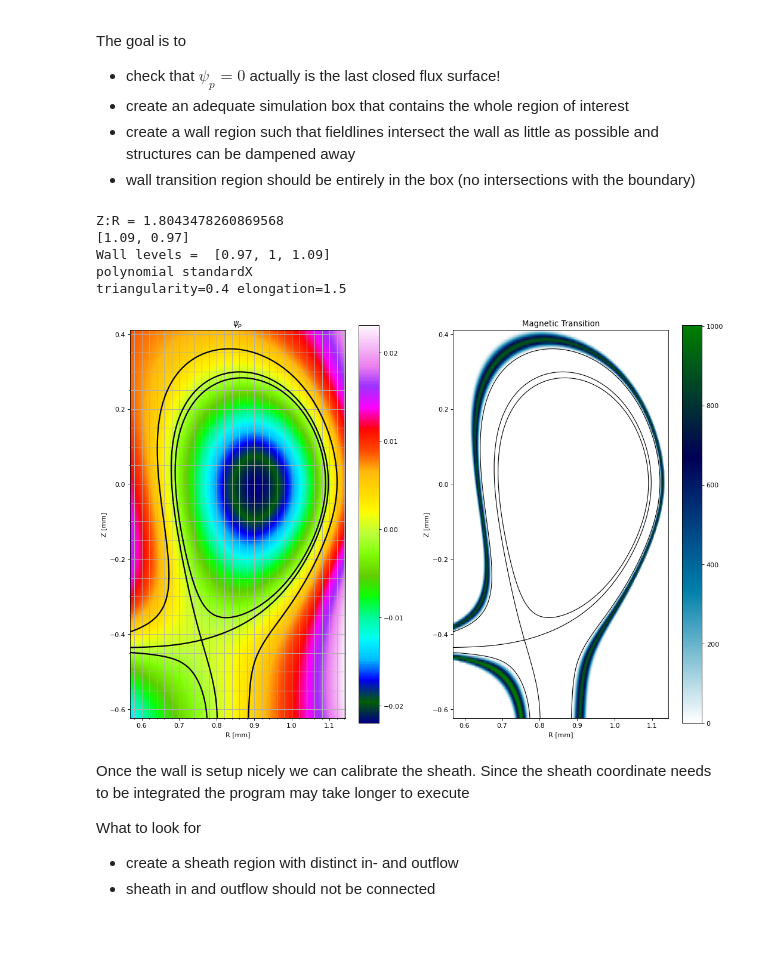
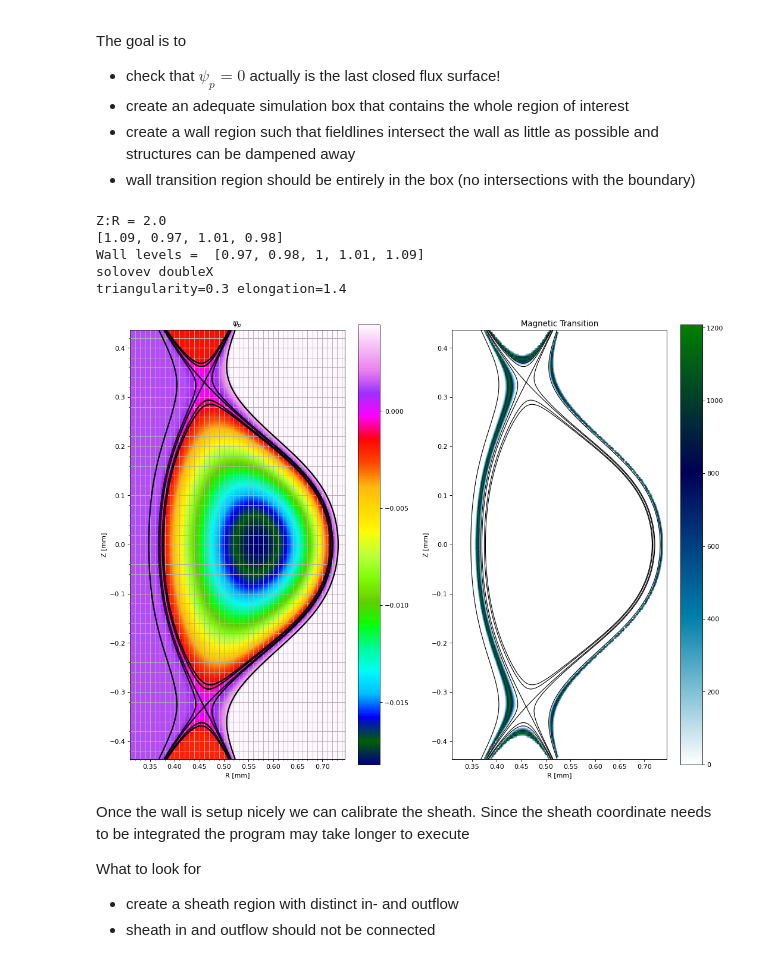
Before and after one commit to feltor-dev/magneticfielddb, a Jupyter notebook: geometry_diag.ipynb, the cells around one changed output. Cells and saved outputs as stored; diff of their text form; code cells hidden in the pictures; blank space fills up the shorter version.

Commit message:
Update description of polynomial_fit notebook
Specifically with respect to eqdsk files and better descrption of final
chapter

```diff
--- a/geometry_diag.ipynb
+++ b/geometry_diag.ipynb
@@ -145,29 +177,28 @@ ncin.ncattrs()
 # which is what we want to fit
 # and the B - field
 
-fig, axes = plt.subplots(nrows=1, ncols=3,sharex=True,
-                         figsize=(14,6), squeeze=False)
+fig, axes = plt.subplots(nrows=1, ncols=3, sharex=True, figsize=(14, 6), squeeze=False)
 R = ncin["x"][:]
 Z = ncin["y"][:]
-Psi = ncin["Psip"][:,:]
+Psi = ncin["Psip"][:, :]
 ax = axes[0][0]
-cf = ax.contour(R,Z,Psi,15)
+cf = ax.contour(R, Z, Psi, 15)
 ax.clabel(cf)
-ax.set_xlabel(r'R($m$)')
-ax.set_ylabel(r'Z($m$)')
-ax.set_title(r'$\psi_p$')
+ax.set_xlabel(r"R($m$)")
+ax.set_ylabel(r"Z($m$)")
+ax.set_title(r"$\psi_p$")
 ax = axes[0][1]
-BR = ncin["BFieldR"][:,:]
-BZ = ncin["BFieldZ"][:,:]
-Bphi = ncin["BFieldP"][:,:]
-q = ax.quiver(R[::10],Z[::10],BR[::10,::10],BZ[::10,::10], units="width")
-ax.set_xlabel(r'R($m$)')
-ax.set_ylabel(r'Z($m$)')
-ax.set_title(r'$B$')
+BR = ncin["BFieldR"][:, :]
+BZ = ncin["BFieldZ"][:, :]
+Bphi = ncin["BFieldP"][:, :]
+q = ax.quiver(R[::10], Z[::10], BR[::10, ::10], BZ[::10, ::10], units="width")
+ax.set_xlabel(r"R($m$)")
+ax.set_ylabel(r"Z($m$)")
+ax.set_title(r"$B$")
 ax = axes[0][2]
-cf = ax.pcolormesh(R,Z,Bphi*R[None,:])
-fig.colorbar(cf,ax=ax)
-ax.set_title(r'$B_\varphi$')
+cf = ax.pcolormesh(R, Z, Bphi * R[None, :])
+fig.colorbar(cf, ax=ax)
+ax.set_title(r"$B_\varphi$")
 fig.tight_layout()
 
 plt.show()
@@ -284,23 +325,23 @@ The goal is to
 # %%
 # Let us calibrate the wall
 ifile = make_inputfile()
 
 ifile["diagnostics"] = []
 
-ifile["grid"]["scaleR"] = [1.35, 0.95]
-ifile["grid"]["scaleZ"] = [2.5, 1.65]
-ifile["boundary"]["wall"]["type"] = "sol_pfr"
-ifile["boundary"]["wall"]["boundary"] = [1.09,0.97]
-ifile["boundary"]["wall"]["alpha"] = [0.05,0.05]
+ifile["grid"]["scaleR"] = [1.35, 1.15]
+ifile["grid"]["scaleZ"] = [2.5, 2.5]
+ifile["boundary"]["wall"]["type"] = "sol_pfr_2X"
+ifile["boundary"]["wall"]["boundary"] = [1.09, 0.97, 1.01, 0.98]
+ifile["boundary"]["wall"]["alpha"] = [0.05, 0.05, 0.05, 0.05]
 rep.run(ifile)
 plot(ncfile)
 # %% [output]
-Z:R = 1.8043478260869568
-[1.09, 0.97]
-Wall levels =  [0.97, 1, 1.09]
-polynomial standardX
-triangularity=0.4 elongation=1.5
+Z:R = 2.0
+[1.09, 0.97, 1.01, 0.98]
+Wall levels =  [0.97, 0.98, 1, 1.01, 1.09]
+solovev doubleX
+triangularity=0.3 elongation=1.4
-[figure, old version]
+[figure, new version]
 # %% [markdown]
 Once the wall is setup nicely we can calibrate the sheath. Since the sheath coordinate needs to be integrated the program may take longer to execute
 
```
Also changed, not shown: parts of 12 cells of this notebook, 2 other files.
